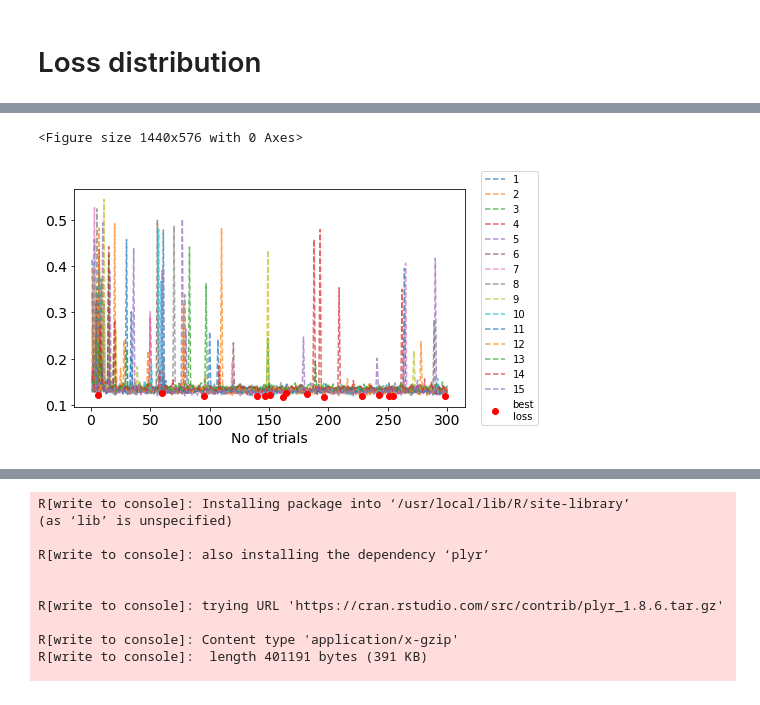
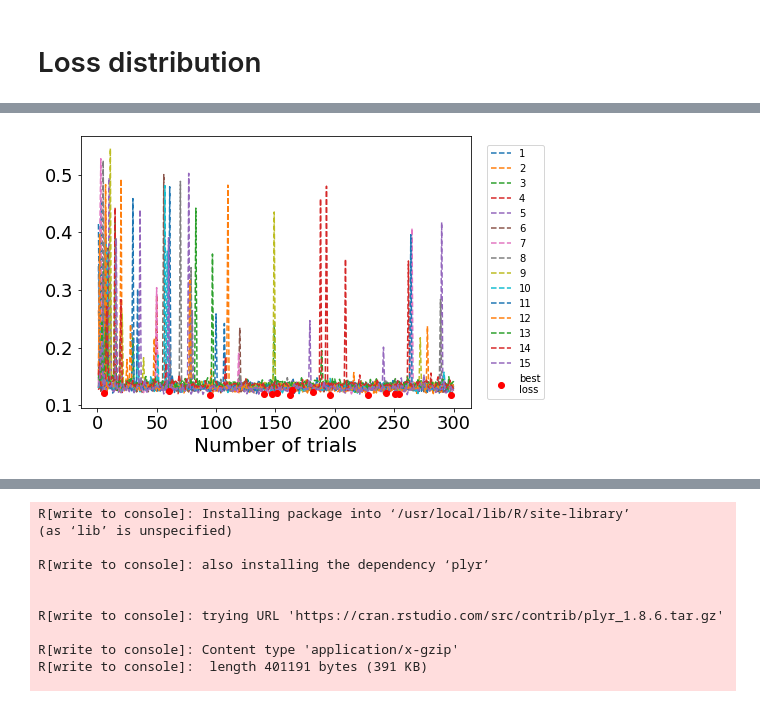
Before and after one commit to Birkamal/statistical_analysis, a Jupyter notebook: project_analysis.ipynb, the cells around one changed output, grey strips where cells are left out. Saved outputs shown, nothing was run; the diff lists cells and outputs as text; code cells hidden in the pictures.

```diff
--- a/project_analysis.ipynb
+++ b/project_analysis.ipynb
@@ -52,6 +83,6 @@ plt.show()
 # %%
 # load the file path for the resuls
-file = glob.glob('/content/drive/My Drive/project_results/loss_csv_results/*/*')
+file = glob.glob('/content/drive/My Drive/XGBoost_results/loss_csv_results/*/*')
 print(file)
 
 # adding experiment number using list comprehension
@@ -63,6 +94,6 @@ def process_frame(path):
 # combine the dataframe
 frames = [ process_frame(f) for f in file ]
 result = pd.concat(frames)
-result = result.reset_index().drop('index', axis = 1)
-result
+result_x = result.reset_index().drop('index', axis = 1)
+result_x
 # %% [output]
@@ -99,7 +200,7 @@ plt.show()
 # %%
-result1 = result[['iteration','optim_type','loss','seed']].drop_duplicates(keep = 'first')
+result_xgb = result_x[['iteration','optim_type','loss','seed']].drop_duplicates(keep = 'first')
 # %%
-loss_xgb = result1.set_index(['iteration','seed','optim_type']).unstack().unstack().dropna(axis=1, how='all')
+loss_xgb = result_xgb.set_index(['iteration','seed','optim_type']).unstack().unstack().dropna(axis=1, how='all')
 loss_xgb.head(10)
 # %% [output]
 |  | loss |  |  |  |  |  |  |  |  |  |  | ... |
@@ -152,14 +255,13 @@ pd.concat([loss_xgb['loss', 'hyperopt'].idxmin(),loss_xgb['loss', 'hyperopt'].mi
 # %%
-plt.figure(figsize= (20,8))
-fig = loss_xgb['loss', 'optuna'].plot(figsize= (7,4), alpha = 0.7, style = "--")
+#plt.figure(figsize= (20,8))
+fig = loss_xgb['loss', 'optuna'].plot(figsize= (7,5), alpha = 1, style = "--")
 plt.plot(loss_xgb['loss', 'optuna'][0:300].idxmin(),loss_xgb['loss', 'optuna'][0:300].min(), 'o',label='best\nloss', color = 'red',markersize=6)
 plt.legend(loc='right', bbox_to_anchor=(1.2, 0.5), ncol=1)
-plt.xlabel("No of trials", size=14)
-plt.xticks(size=14)
-plt.yticks(size=14)
-plt.savefig("xgb_optuna_loss.png", bbox_inches='tight')
+plt.xlabel("Number of trials", size=20)
+plt.xticks(size=18)
+plt.yticks(size=18)
+plt.savefig("xgb_optuna_loss_n.png", bbox_inches='tight')
 plt.show()
 # %% [output]
-<Figure size 1440x576 with 0 Axes>
-[figure, old version]
+[figure, new version]
 # %%
```
Also changed, not shown: parts of 68 cells of this notebook.
